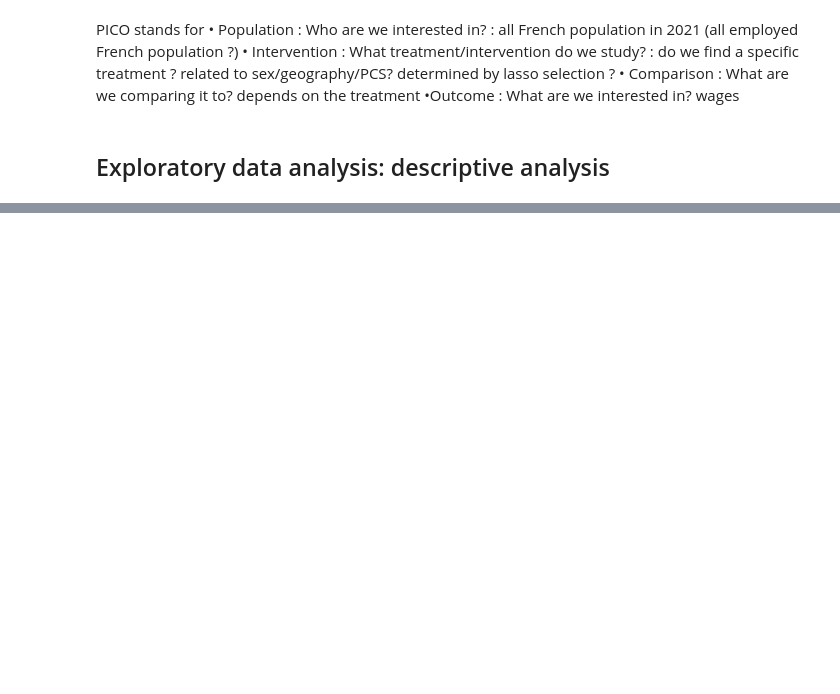
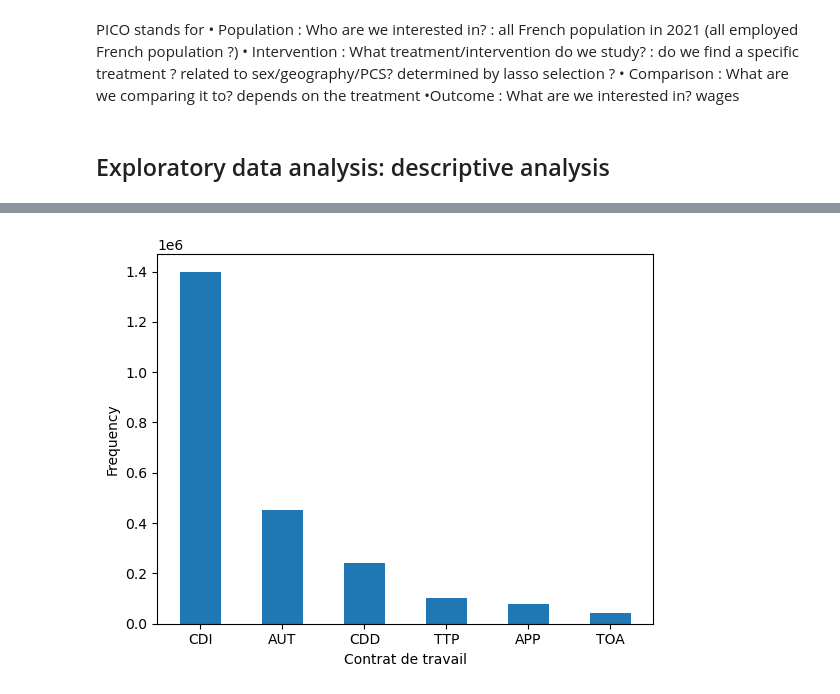
Before and after one commit to grn-matthieu/ML-for-econometrics---Project, a Jupyter notebook: test_import_données.ipynb, the cells around one changed output, grey strips where cells are left out. Saved outputs shown, nothing was run; the diff lists cells and outputs as text; code cells hidden in the pictures; blank space fills up the shorter version.

```diff
--- a/test_import_données.ipynb
+++ b/test_import_données.ipynb
@@ -94,0 +179,10 @@ base['DOMEMPL'].value_counts()
+# %%
+categories = base['CONT_TRAV'].value_counts().index
+counts = base['CONT_TRAV'].value_counts().values
+fig, ax = plt.subplots()
+ax.bar(categories, counts, width=0.5)
+ax.set_xlabel('Contrat de travail')
+ax.set_ylabel('Frequency')
+plt.show()
+# %% [output]
+[figure, added]
```
Also changed, not shown: parts of 17 cells of this notebook.
